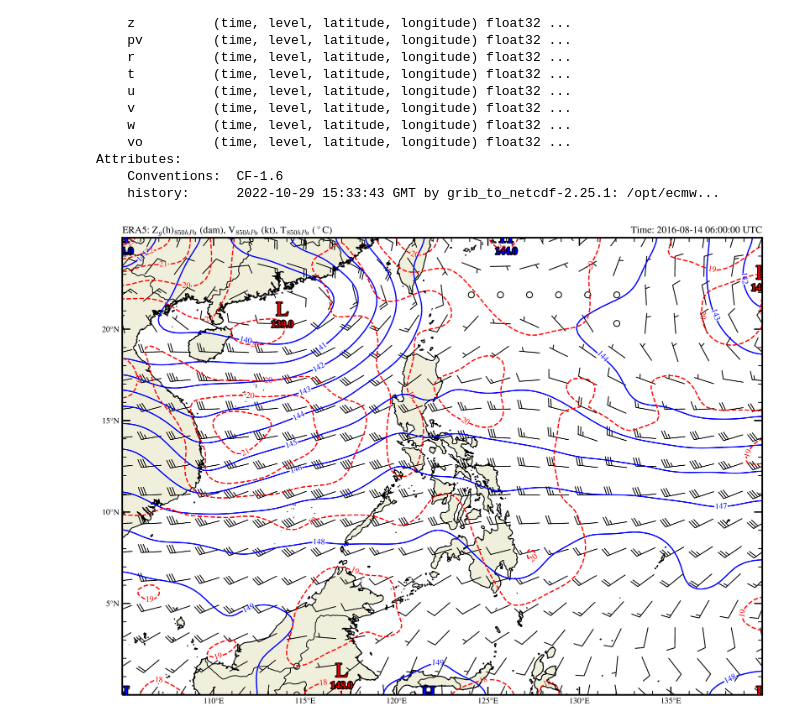
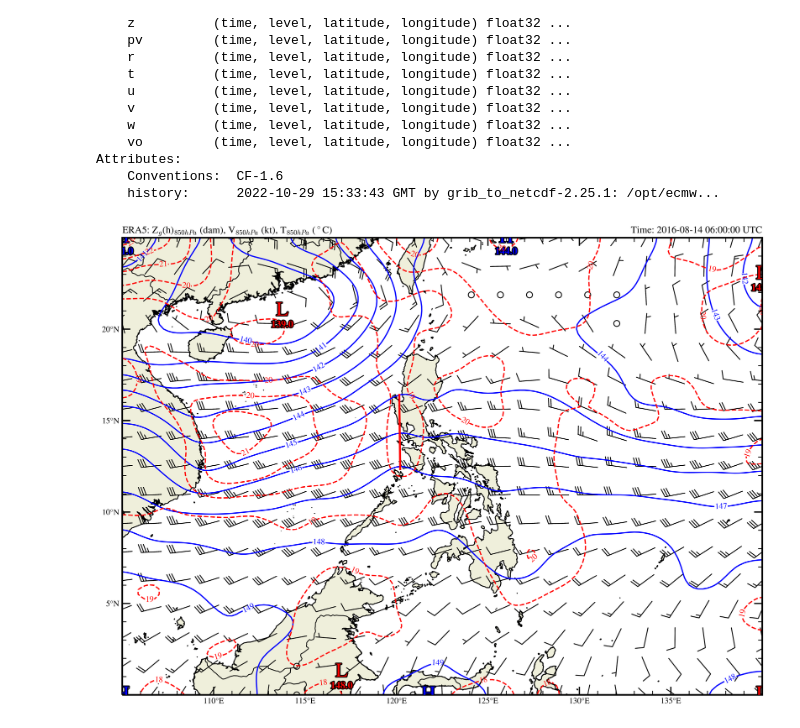
Before and after one commit to AstroCGHA/ERA5-Reanalysis, a Jupyter notebook: GPM, Winds, Temps.ipynb, the cells around one changed output. Saved outputs shown, nothing was run; the diff lists cells and outputs as text; code cells hidden in the pictures.

Commit message:
Python 3.9
Data Visualization of 850 hPa Geopotential Height, Wind barbs, and 'Boundary-layer' Temperatures.

```diff
--- a/GPM, Winds, Temps.ipynb
+++ b/GPM, Winds, Temps.ipynb
@@ -134,31 +134,38 @@ ax.clabel(csf, fmt='%d')
 plot_maxmin_points(lons, lats, hght_850dm, 'max', 40, symbol='H', color='b', transform=datacrs)
 plot_maxmin_points(lons, lats, hght_850dm, 'min', 20, symbol='L', color='r', transform=datacrs)
 
+# Create a line(s) that highlights the 850-hPa trough
+point1 = dict(lon=120.15, lat=16.40)
+point2 = dict(lon=120.20, lat=12.35)
+lon_p = [point1['lon'], point2['lon']]
+lat_p = [point1['lat'], point2['lat']]
+ax.plot(lon_p, lat_p, color='red', linewidth=2.5, transform=ccrs.Geodetic())
+
 # Make some nice titles for the plot (one right, one left)
 plt.title('ERA5: Z$_{g}$(h)$_{850hPa}$ (dam), V$_{850hPa}$ (kt), T$_{850hPa}$ ($^\circ$C)', loc='left')
 plt.title('Time: {} UTC'.format(vtime), loc='right')
 
 # Set X and Y-ticks for Latitude and Longitude Coordinates
 ax.set_yticks(lats, 5, crs=ccrs.PlateCarree())
 ax.set_xticks(lons, 5, crs=ccrs.PlateCarree())
 lat_formatter = cticker.LatitudeFormatter()
 long_formatter = cticker.LongitudeFormatter()
 ax.yaxis.set_major_formatter(lat_formatter)
 ax.xaxis.set_major_formatter(long_formatter)
 ax.set_xticks(ax.get_xticks()[1:7]) #Hide end points of longitude tickmarks
 ax.set_yticks(ax.get_yticks()[1:5]) #Hide end points of latitude tickmarks
 ax.minorticks_on()
 ax.tick_params(which='major', length=10, width=1.5, top=True, right=True, direction='in')
 ax.tick_params(which='minor', length=5, width=1, top=True, right=True, direction='in')
 
 # Adjust image and show
 plt.subplots_adjust(bottom=0, top=1)
 plt.rcParams['axes.linewidth'] = 2
 plt.rcParams['figure.dpi'] = 500
 plt.rcParams['figure.facecolor'] = 'white'
 plt.rcParams['mathtext.fontset'] = 'cm'
 plt.rcParams['font.family'] = 'STIXGeneral'
 plt.savefig('GPM, Winds, Temps.jpg', bbox_inches="tight")
 plt.show()
 # %% [output]
-[figure, old version]
+[figure, new version]
```
